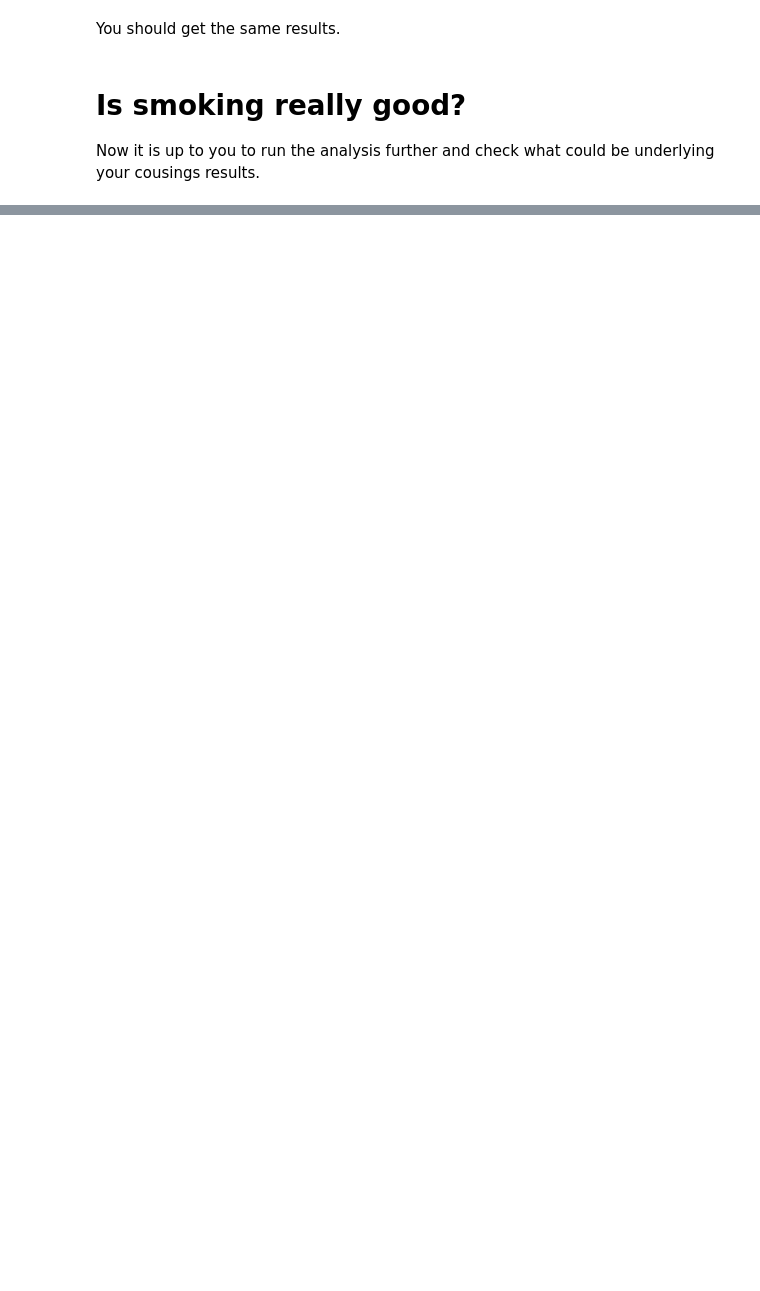
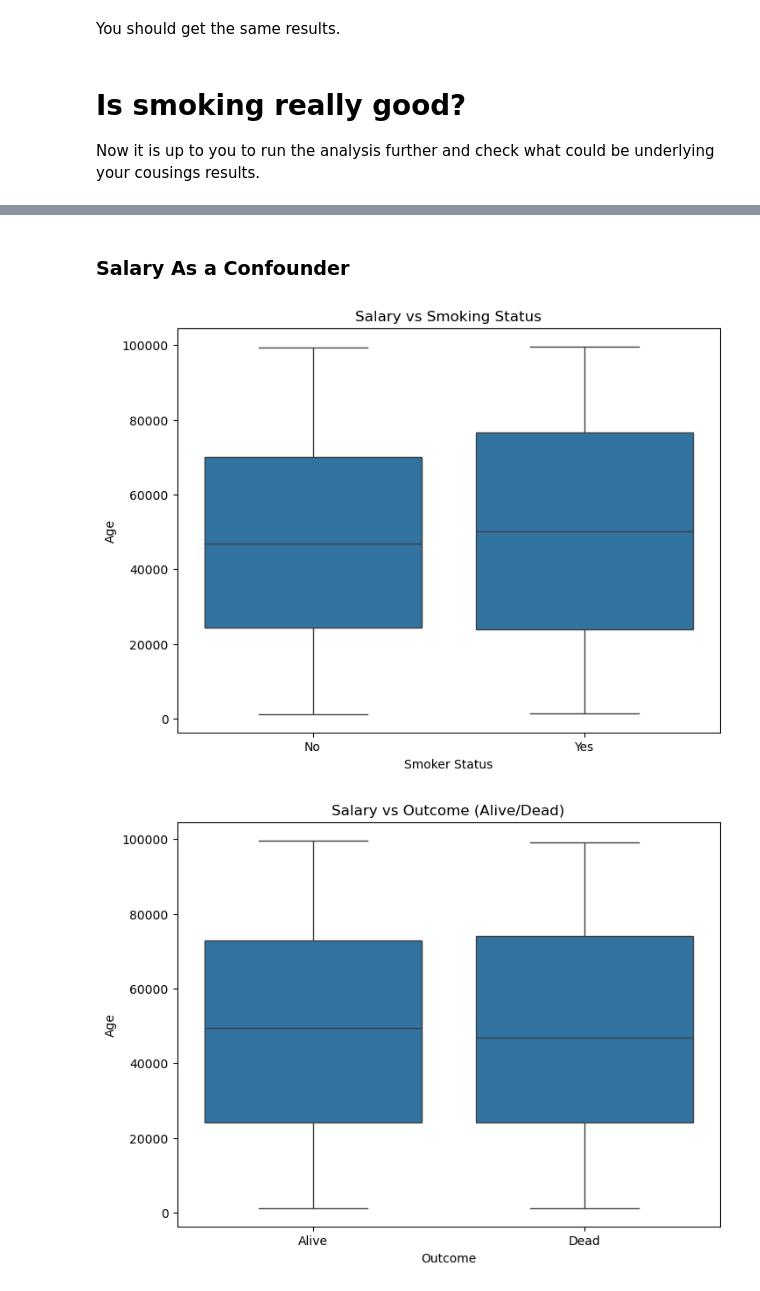
Before and after one commit to nflint-git/ps_2_ex2_smoking_is_bad, a Jupyter notebook: smoking_is_bad.ipynb, the cells around one changed output, grey strips where cells are left out. Cells and saved outputs as stored; diff of their text form; code cells hidden in the pictures; blank space fills up the shorter version.

```diff
--- a/smoking_is_bad.ipynb
+++ b/smoking_is_bad.ipynb
@@ -64,0 +107,7 @@ Now it is up to you to run the analysis further and check what could be underlyi
+# %% [markdown]
+### Salary As a Confounder
+# %%
+salary_plot(ready_df)
+# %% [output]
+[figure, added]
+[figure, added]
```
Also changed, not shown: parts of 22 cells of this notebook, 3 other files.
